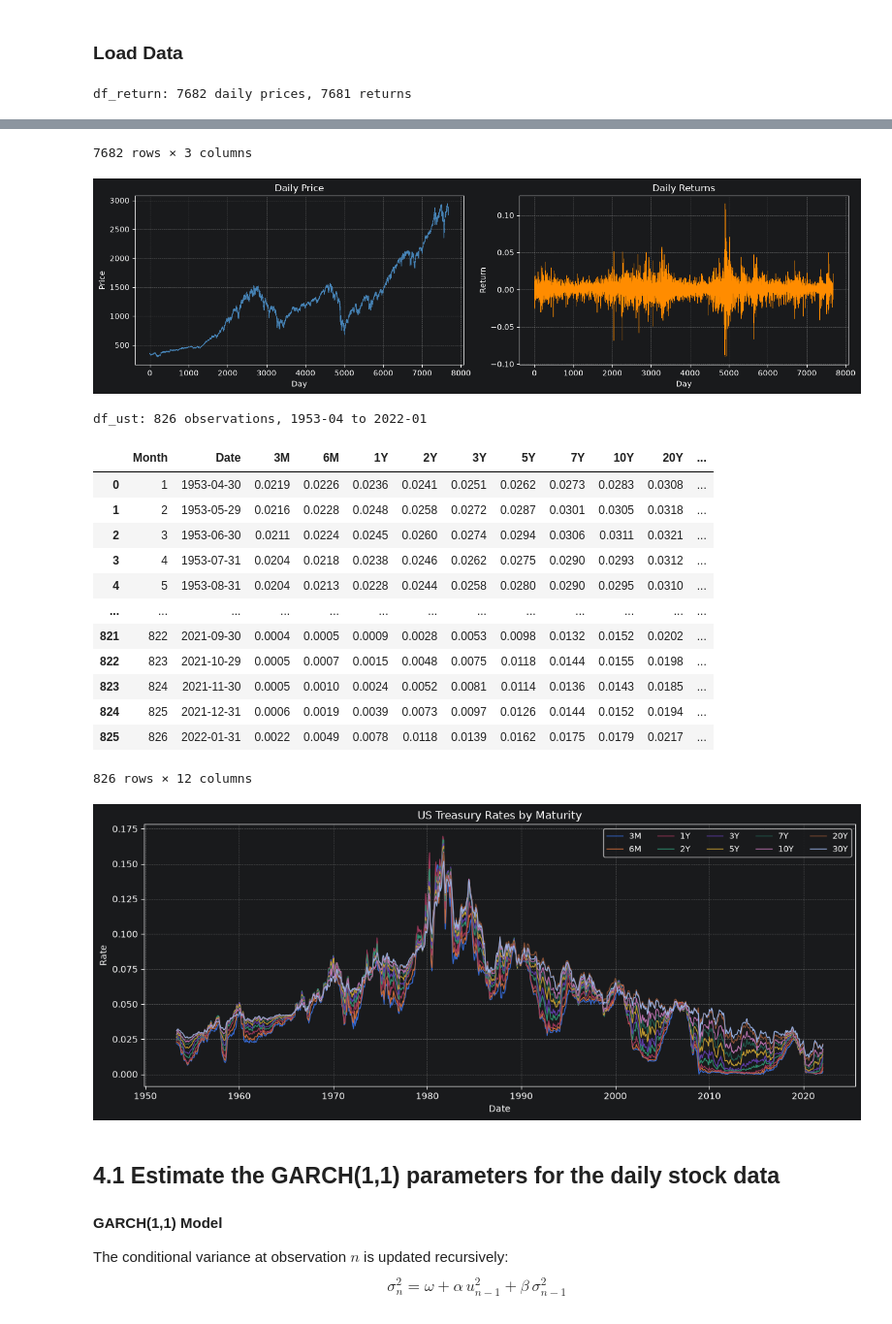
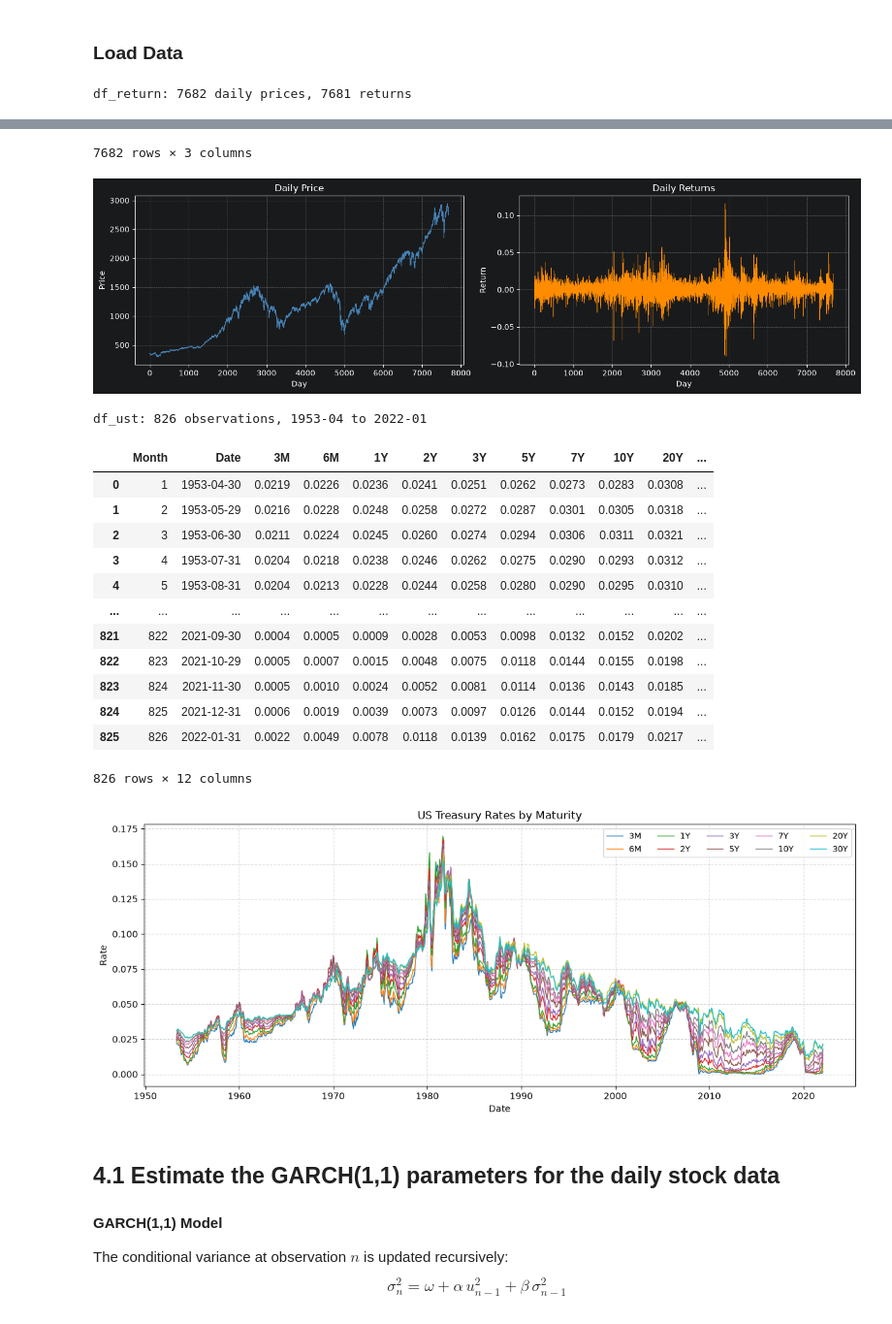
Before and after one commit to Arom-MFE/fe-usc, a Jupyter notebook: 04-market-risk-and-real-options/market_risk_and_real_options.ipynb, the cells around one changed output, grey strips where cells are left out. Shown at 97% size. Drawn from its saved outputs; the diff is of its cells as text; code cells hidden in the pictures.

```diff
--- a/04-market-risk-and-real-options/market_risk_and_real_options.ipynb
+++ b/04-market-risk-and-real-options/market_risk_and_real_options.ipynb
@@ -70,6 +70,7 @@ print(f"df_ust: {df_ust.shape[0]} observations, "
       f"{df_ust['Date'].min().strftime('%Y-%m')} to {df_ust['Date'].max().strftime('%Y-%m')}")
 display(df_ust)
 
+plt.rcdefaults()
 fig, ax = plt.subplots(figsize=(12, 5))
 
 for col in maturity_cols:
@@ -85,34 +86,34 @@ plt.show()
 # %% [output]
 df_return: 7682 daily prices, 7681 returns
 |  | Days | Price | Return |
 | 0 | 1 | 353.40 | NaN |
 | 1 | 2 | 359.69 | 0.017799 |
 | 2 | 3 | 358.76 | -0.002586 |
 | 3 | 4 | 355.67 | -0.008613 |
 | 4 | 5 | 352.20 | -0.009756 |
 | ... | ... | ... | ... |
 | 7677 | 7678 | 2826.15 | 0.008162 |
 | 7678 | 7679 | 2843.49 | 0.006136 |
 | 7679 | 7680 | 2873.34 | 0.010498 |
 | 7680 | 7681 | 2886.73 | 0.004660 |
 | 7681 | 7682 | 2885.72 | -0.000350 |
 7682 rows × 3 columns
 [figure]
 df_ust: 826 observations, 1953-04 to 2022-01
 |  | Month | Date | 3M | 6M | 1Y | 2Y | 3Y | 5Y | 7Y | 10Y | 20Y | ... |
 | 0 | 1 | 1953-04-30 | 0.0219 | 0.0226 | 0.0236 | 0.0241 | 0.0251 | 0.0262 | 0.0273 | 0.0283 | 0.0308 | ... |
 | 1 | 2 | 1953-05-29 | 0.0216 | 0.0228 | 0.0248 | 0.0258 | 0.0272 | 0.0287 | 0.0301 | 0.0305 | 0.0318 | ... |
 | 2 | 3 | 1953-06-30 | 0.0211 | 0.0224 | 0.0245 | 0.0260 | 0.0274 | 0.0294 | 0.0306 | 0.0311 | 0.0321 | ... |
 | 3 | 4 | 1953-07-31 | 0.0204 | 0.0218 | 0.0238 | 0.0246 | 0.0262 | 0.0275 | 0.0290 | 0.0293 | 0.0312 | ... |
 | 4 | 5 | 1953-08-31 | 0.0204 | 0.0213 | 0.0228 | 0.0244 | 0.0258 | 0.0280 | 0.0290 | 0.0295 | 0.0310 | ... |
 | ... | ... | ... | ... | ... | ... | ... | ... | ... | ... | ... | ... | ... |
 | 821 | 822 | 2021-09-30 | 0.0004 | 0.0005 | 0.0009 | 0.0028 | 0.0053 | 0.0098 | 0.0132 | 0.0152 | 0.0202 | ... |
 | 822 | 823 | 2021-10-29 | 0.0005 | 0.0007 | 0.0015 | 0.0048 | 0.0075 | 0.0118 | 0.0144 | 0.0155 | 0.0198 | ... |
 | 823 | 824 | 2021-11-30 | 0.0005 | 0.0010 | 0.0024 | 0.0052 | 0.0081 | 0.0114 | 0.0136 | 0.0143 | 0.0185 | ... |
 | 824 | 825 | 2021-12-31 | 0.0006 | 0.0019 | 0.0039 | 0.0073 | 0.0097 | 0.0126 | 0.0144 | 0.0152 | 0.0194 | ... |
 | 825 | 826 | 2022-01-31 | 0.0022 | 0.0049 | 0.0078 | 0.0118 | 0.0139 | 0.0162 | 0.0175 | 0.0179 | 0.0217 | ... |
 826 rows × 12 columns
-[figure, old version]
+[figure, new version]
 # %% [markdown]
 ## 4.1 Estimate the GARCH(1,1) parameters for the daily stock data
 
```
